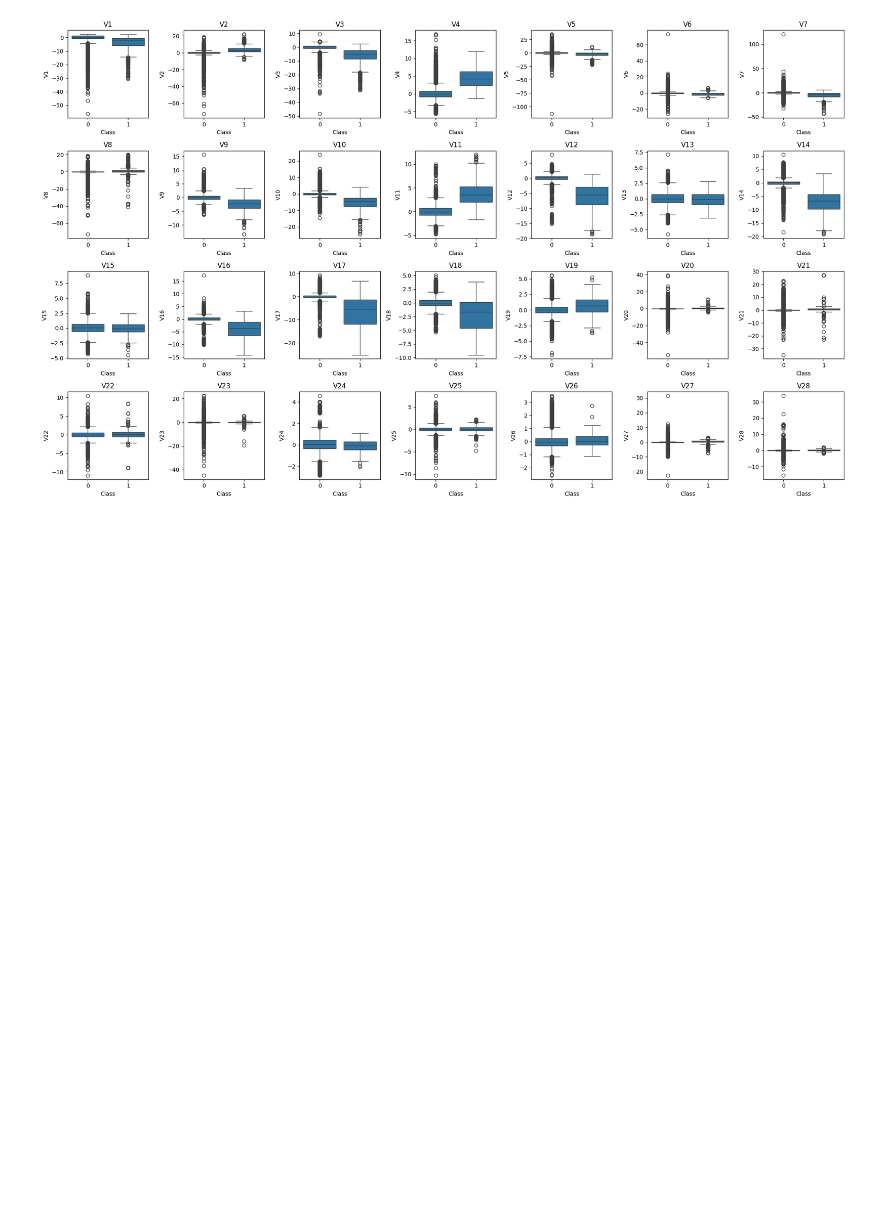
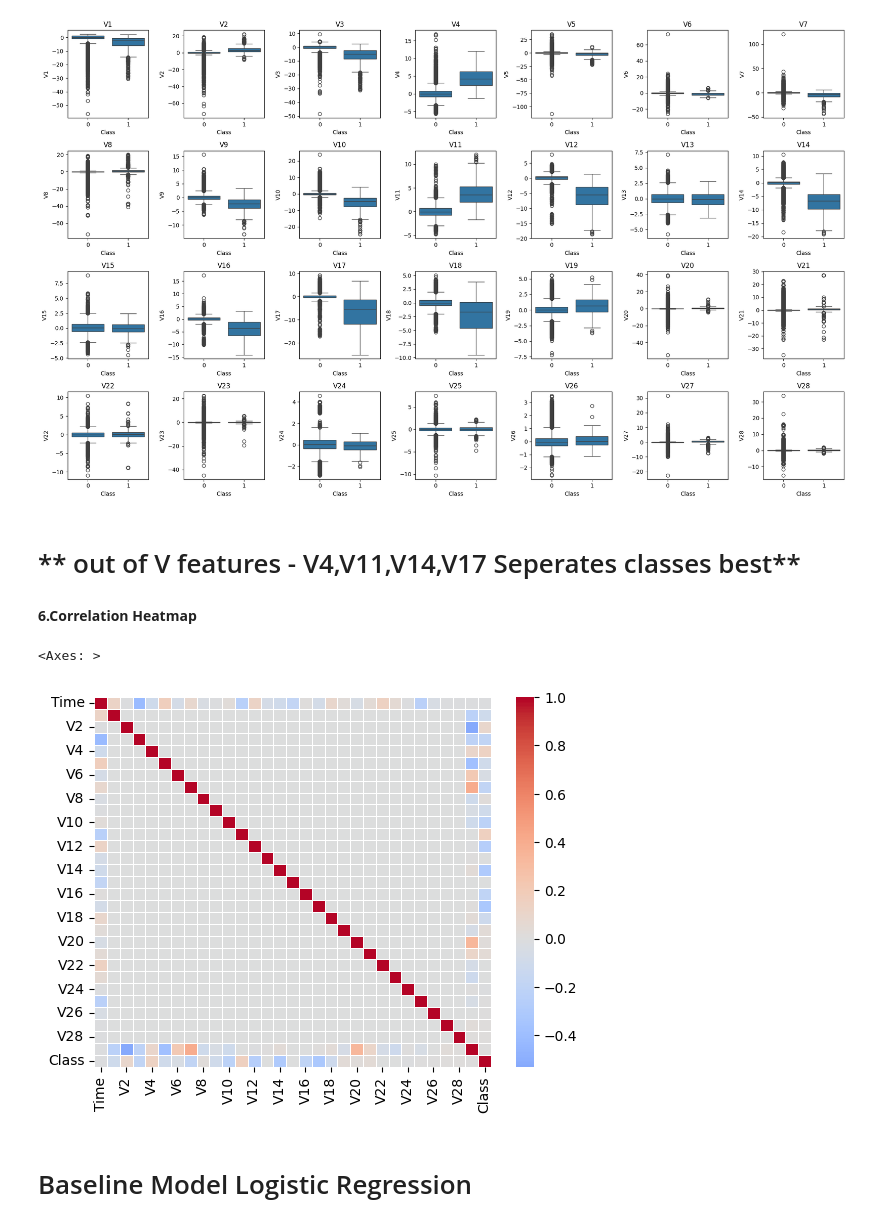
Before and after one commit to hemantborse/Capstone, a Jupyter notebook: Credit_Card_Fraud_Prediction.ipynb, the cells around one changed output. Saved outputs shown, nothing was run; the diff lists cells and outputs as text; code cells hidden in the pictures; blank space fills up the shorter version.

```diff
--- a/Credit_Card_Fraud_Prediction.ipynb
+++ b/Credit_Card_Fraud_Prediction.ipynb
@@ -155,3 +155,14 @@ for i, ax in enumerate(axes.flat):
 plt.show()
 # %% [output]
 [figure]
+# %% [markdown]
+# ** out of V features - V4,V11,V14,V17 Seperates classes best**
+# %% [markdown]
+**6.Correlation Heatmap**
+# %%
+sns.heatmap(df.corr(),cmap='coolwarm',center=0,linewidths=0.5)
+# %% [output]
+<Axes: >
+[figure, added]
+# %% [markdown]
+# Baseline Model Logistic Regression
```
Also changed, not shown: parts of 1 cell of this notebook.
